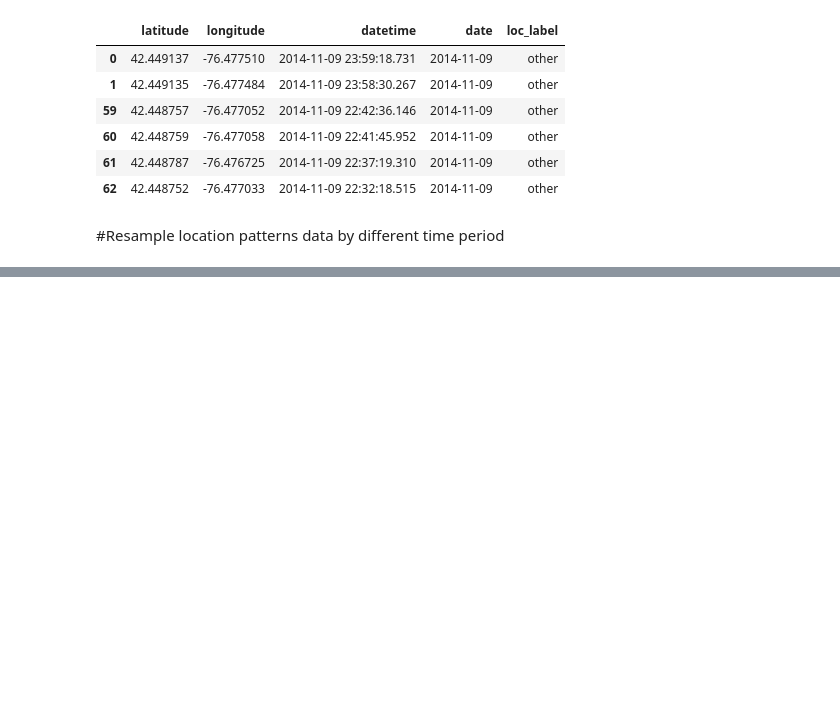
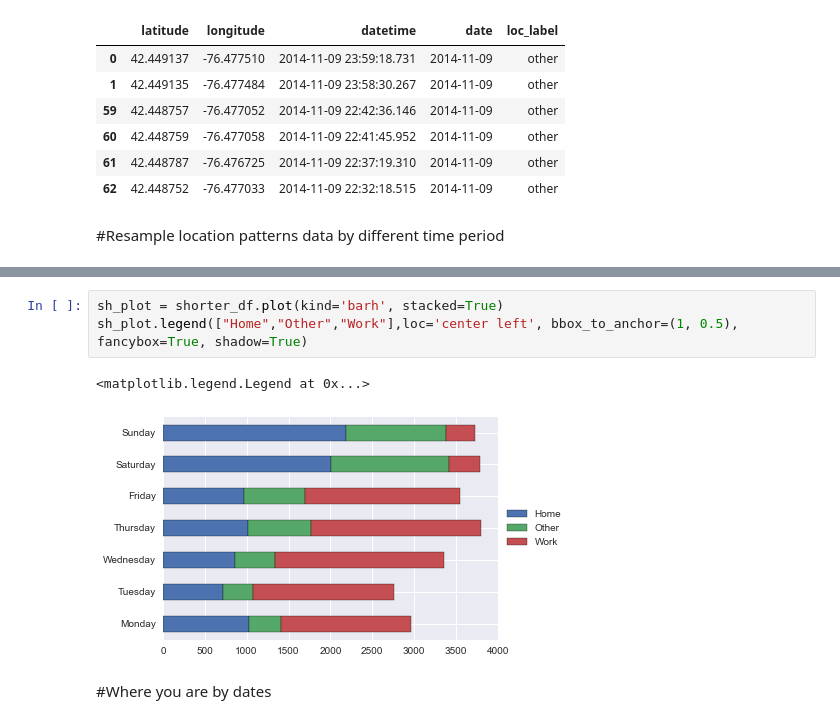
Before and after one commit to fnokeke/student-streams, a Jupyter notebook: src/location-streams.ipynb, the cells around one changed output, grey strips where cells are left out. Saved outputs shown, nothing was run; the diff lists cells and outputs as text; blank space fills up the shorter version.

```diff
--- a/src/location-streams.ipynb
+++ b/src/location-streams.ipynb
@@ -225,0 +289,8 @@ loc_plot.legend(["Home","Other","Work"], loc=1,ncol=1)
+# %%
+sh_plot = shorter_df.plot(kind='barh', stacked=True)
+sh_plot.legend(["Home","Other","Work"],loc='center left', bbox_to_anchor=(1, 0.5), fancybox=True, shadow=True)
+# %% [output]
+<matplotlib.legend.Legend at 0x...>
+[figure, added]
+# %% [markdown]
+#Where you are by dates
```
Also changed, not shown: parts of 18 cells of this notebook, 2 other files.
